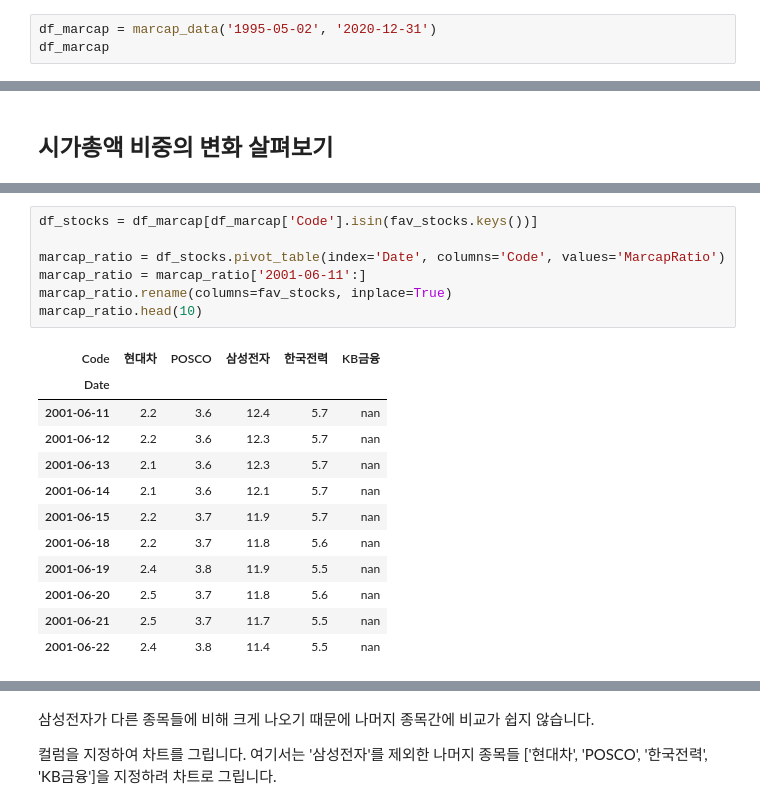
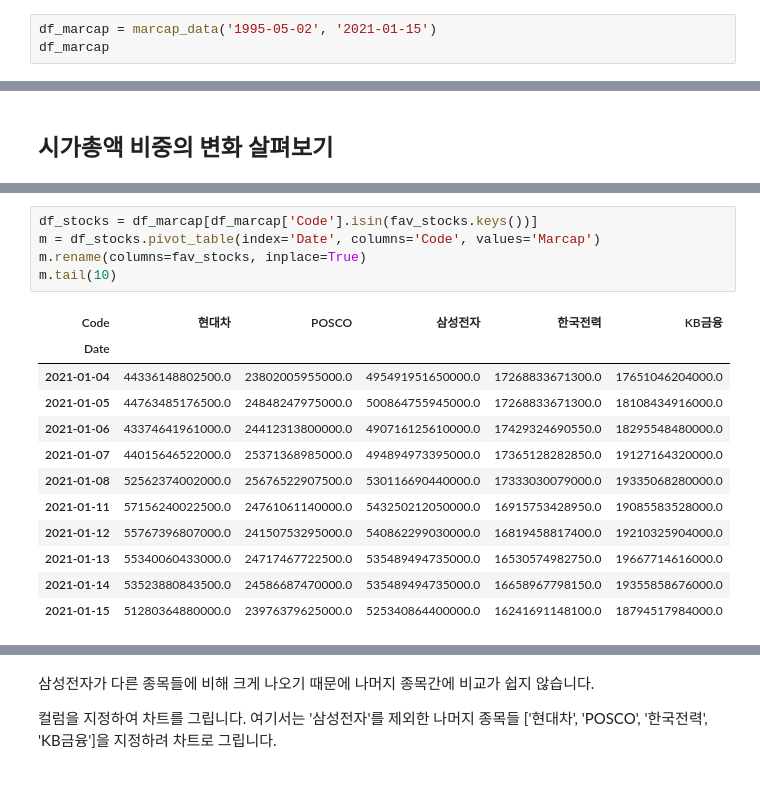
Before and after one commit to FinanceData/marcap, a Jupyter notebook: marcap-tutorial.ipynb, the cells around one changed output, grey strips where cells are left out. Drawn from its saved outputs; the diff is of its cells as text.

```diff
--- a/marcap-tutorial.ipynb
+++ b/marcap-tutorial.ipynb
@@ -199,5 +208,5 @@ marcap_data('2020-01-02', code='005930')
 # %%
-df_marcap = marcap_data('1995-05-02', '2020-12-31')
+df_marcap = marcap_data('1995-05-02', '2021-01-15')
 df_marcap
 # %% [output]
 |  | Code | Name | Market | Dept | Close | ChangeCode | Changes | ChagesRatio | Open | High | ... |
@@ -415,20 +413,18 @@ pivoted.plot()
 # %%
 df_stocks = df_marcap[df_marcap['Code'].isin(fav_stocks.keys())]
-
-marcap_ratio = df_stocks.pivot_table(index='Date', columns='Code', values='MarcapRatio')
-marcap_ratio = marcap_ratio['2001-06-11':]
-marcap_ratio.rename(columns=fav_stocks, inplace=True)
-marcap_ratio.head(10)
+m = df_stocks.pivot_table(index='Date', columns='Code', values='Marcap')
+m.rename(columns=fav_stocks, inplace=True)
+m.tail(10)
 # %% [output]
 | Code | 현대차 | POSCO | 삼성전자 | 한국전력 | KB금융 |
 | Date |  |  |  |  |  |
-| 2001-06-11 | 2.2 | 3.6 | 12.4 | 5.7 | nan |
-| 2001-06-12 | 2.2 | 3.6 | 12.3 | 5.7 | nan |
-| 2001-06-13 | 2.1 | 3.6 | 12.3 | 5.7 | nan |
-| 2001-06-14 | 2.1 | 3.6 | 12.1 | 5.7 | nan |
-| 2001-06-15 | 2.2 | 3.7 | 11.9 | 5.7 | nan |
-| 2001-06-18 | 2.2 | 3.7 | 11.8 | 5.6 | nan |
-| 2001-06-19 | 2.4 | 3.8 | 11.9 | 5.5 | nan |
-| 2001-06-20 | 2.5 | 3.7 | 11.8 | 5.6 | nan |
-| 2001-06-21 | 2.5 | 3.7 | 11.7 | 5.5 | nan |
-| 2001-06-22 | 2.4 | 3.8 | 11.4 | 5.5 | nan |
+| 2021-01-04 | 44336148802500.0 | 23802005955000.0 | 495491951650000.0 | 17268833671300.0 | 17651046204000.0 |
+| 2021-01-05 | 44763485176500.0 | 24848247975000.0 | 500864755945000.0 | 17268833671300.0 | 18108434916000.0 |
+| 2021-01-06 | 43374641961000.0 | 24412313800000.0 | 490716125610000.0 | 17429324690550.0 | 18295548480000.0 |
+| 2021-01-07 | 44015646522000.0 | 25371368985000.0 | 494894973395000.0 | 17365128282850.0 | 19127164320000.0 |
+| 2021-01-08 | 52562374002000.0 | 25676522907500.0 | 530116690440000.0 | 17333030079000.0 | 19335068280000.0 |
+| 2021-01-11 | 57156240022500.0 | 24761061140000.0 | 543250212050000.0 | 16915753428950.0 | 19085583528000.0 |
+| 2021-01-12 | 55767396807000.0 | 24150753295000.0 | 540862299030000.0 | 16819458817400.0 | 19210325904000.0 |
+| 2021-01-13 | 55340060433000.0 | 24717467722500.0 | 535489494735000.0 | 16530574982750.0 | 19667714616000.0 |
+| 2021-01-14 | 53523880843500.0 | 24586687470000.0 | 535489494735000.0 | 16658967798150.0 | 19355858676000.0 |
+| 2021-01-15 | 51280364880000.0 | 23976379625000.0 | 525340864400000.0 | 16241691148100.0 | 18794517984000.0 |
```
Also changed, not shown: parts of 61 cells of this notebook, 1 other file.
